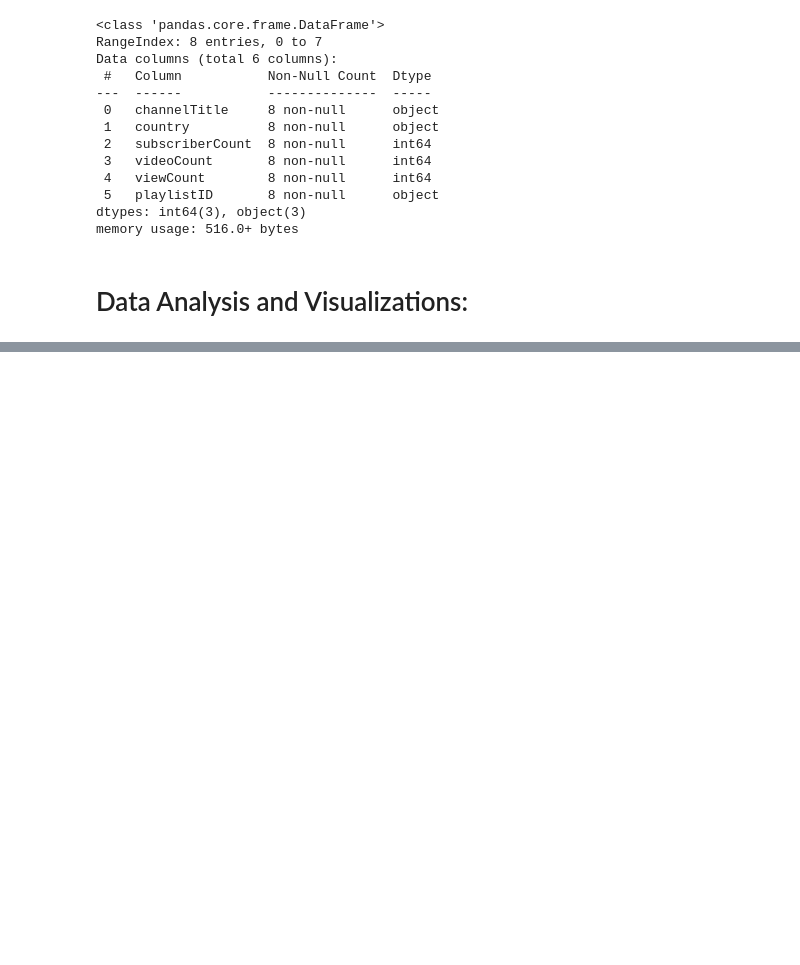
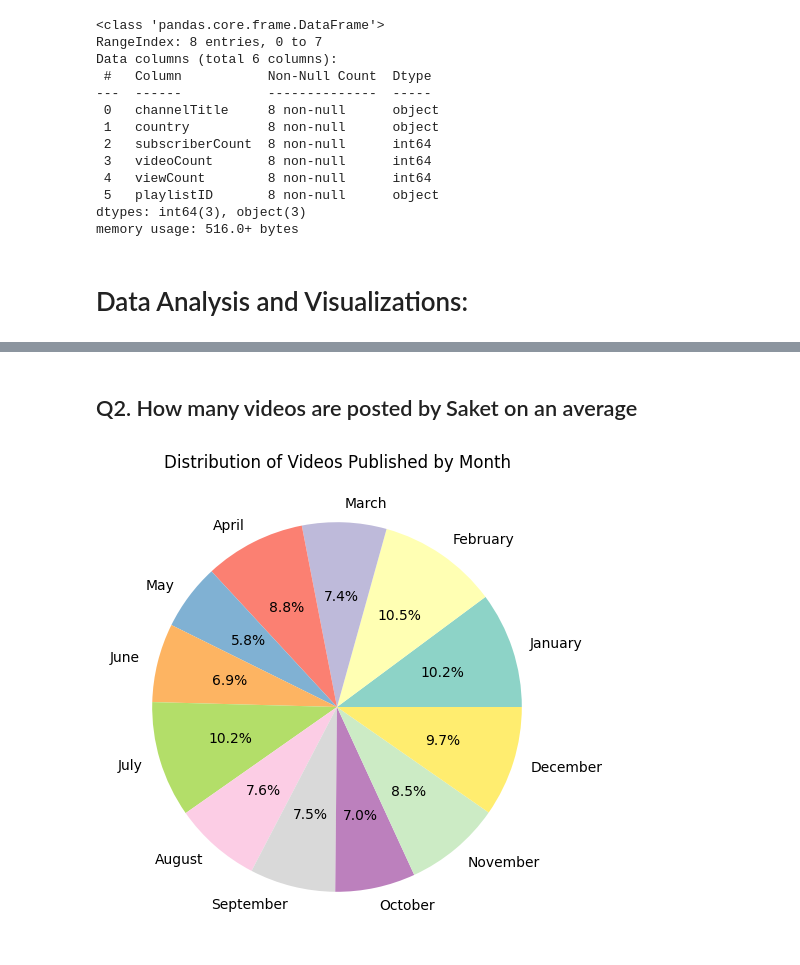
Before and after one commit to SA2804/YT-channel-data-analysis, a Jupyter notebook: YT_data_analysis.ipynb, the cells around one changed output, grey strips where cells are left out. Cells and saved outputs as stored; diff of their text form; code cells hidden in the pictures; blank space fills up the shorter version.

```diff
--- a/YT_data_analysis.ipynb
+++ b/YT_data_analysis.ipynb
@@ -165,0 +353,24 @@ sns.pairplot(df)
+# %% [markdown]
+## Q2. How many videos are posted by Saket on an average
+# %%
+import calendar
+
+# Extract month from Published_Date and convert to int
+video_df['Month'] = video_df['Published_Date'].astype(str).str.split('-').str[1].astype(int)
+
+# Convert month number to full month name
+video_df["Month"] = video_df["Month"].apply(lambda x: calendar.month_name[x])
+
+# Count occurrences and reorder months correctly
+month_counts = video_df['Month'].value_counts().reindex(calendar.month_name[1:])
+
+# Drop NaN values (if any) before visualization
+month_counts = month_counts.dropna()
+
+# Create Pie Chart
+plt.figure(figsize=(6, 6))
+plt.pie(month_counts, labels=month_counts.index, autopct='%1.1f%%', colors=sns.color_palette("Set3", len(month_counts)))
+plt.title("Distribution of Videos Published by Month")
+plt.show()
+# %% [output]
+[figure, added]
```
Also changed, not shown: parts of 29 cells of this notebook.
